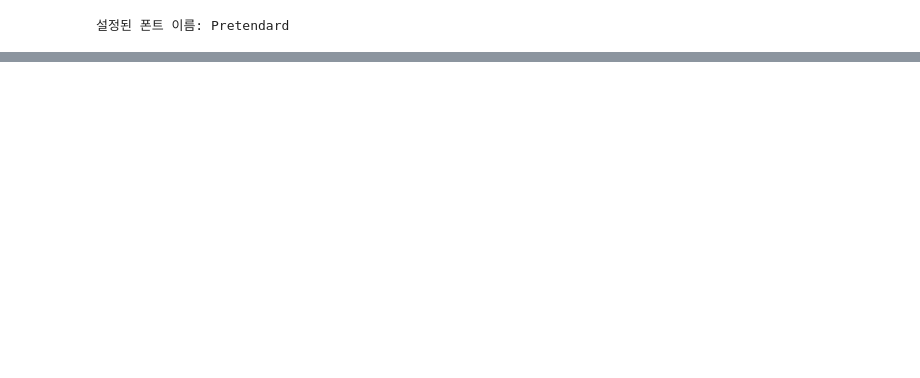
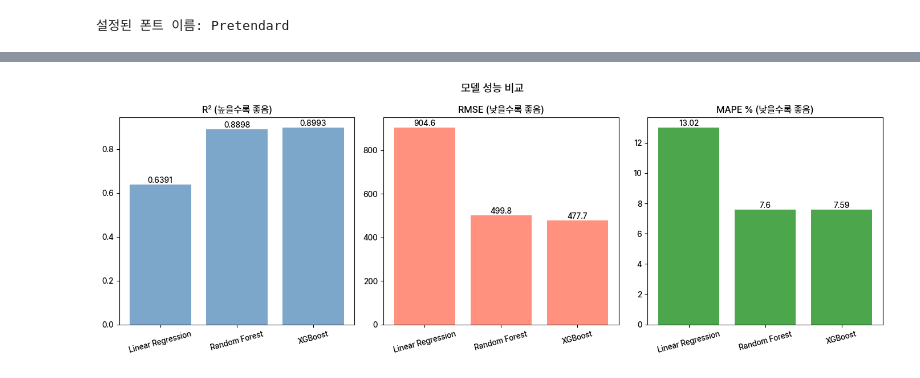
Before and after one commit to s2pray4u2s/seoul_power_demand_forecast, a Jupyter notebook: 2_notebooks/03_modeling.ipynb, the cells around one changed output, grey strips where cells are left out. Cells and saved outputs as stored; diff of their text form; code cells hidden in the pictures; blank space fills up the shorter version.

```diff
--- a/2_notebooks/03_modeling.ipynb
+++ b/2_notebooks/03_modeling.ipynb
@@ -36,0 +231,90 @@ df["datetime"] = pd.to_datetime(df["datetime"])
+# %%
+# ── 피처 / 타겟 정의 ────────────────────────────
+FEATURES_ENV = [
+    "기온(°C)", "강수량(mm)", "풍속(m/s)", "습도(%)", "일사(MJ/m2)", "전운량(10분위)",
+    "미세먼지(PM10)", "초미세먼지(PM25)",
+    "hour", "dayofweek", "month", "is_weekend", "is_holiday", "is_off",
+    "CDD", "HDD", "체감온도", "불쾌지수", "태양광추정"
+]
+TARGET = "전력사용량(MWh)"
+
+# 강수량 NaN → 0, 일사량 NaN → 0
+df["강수량(mm)"] = df["강수량(mm)"].fillna(0)
+df["일사(MJ/m2)"] = df["일사(MJ/m2)"].fillna(0)
+
+# ── 학습/테스트 분리 (2023 → 2024) ─────────────
+train = df[df["datetime"].dt.year == 2023]
+test  = df[df["datetime"].dt.year == 2024]
+
+X_train = train[FEATURES_ENV]
+y_train = train[TARGET]
+X_test  = test[FEATURES_ENV]
+y_test  = test[TARGET]
+
+print(f"학습: {X_train.shape} / 테스트: {X_test.shape}")
+
+# ── 모델 학습 ───────────────────────────────────
+models = {
+    "Linear Regression": LinearRegression(),
+    "Random Forest":     RandomForestRegressor(n_estimators=100, random_state=42, n_jobs=-1),
+    "XGBoost":           XGBRegressor(n_estimators=300, learning_rate=0.05, random_state=42, n_jobs=-1)
+}
+
+results_env = {}
+for name, model in models.items():
+    model.fit(X_train, y_train)
+    pred = model.predict(X_test)
+    results_env[name] = {
+        "model": model,
+        "pred": pred,
+        "R2":   round(r2_score(y_test, pred), 4),
+        "RMSE": round(np.sqrt(mean_squared_error(y_test, pred)), 1),
+        "MAPE": round(mean_absolute_percentage_error(y_test, pred) * 100, 2)
+    }
+    print(f"{name:20s} | R²: {results_env[name]['R2']} | RMSE: {results_env[name]['RMSE']} | MAPE: {results_env[name]['MAPE']}%")
+
+# ── 성능 비교표 시각화 ──────────────────────────
+fig, axes = plt.subplots(1, 3, figsize=(14, 5))
+metrics = ["R2", "RMSE", "MAPE"]
+titles  = ["R² (높을수록 좋음)", "RMSE (낮을수록 좋음)", "MAPE % (낮을수록 좋음)"]
+colors  = ["steelblue", "tomato", "green"]
+
+for i, (metric, title, color) in enumerate(zip(metrics, titles, colors)):
+    vals = [results_env[m][metric] for m in models]
+    axes[i].bar(list(models.keys()), vals, color=color, alpha=0.7)
+    axes[i].set_title(title, fontsize=12)
+    for j, v in enumerate(vals):
+        axes[i].text(j, v, str(v), ha="center", va="bottom", fontsize=10)
+    axes[i].tick_params(axis='x', rotation=15)
+
+plt.suptitle("모델 성능 비교", fontsize=14)
+plt.tight_layout()
+plt.savefig(r"C:\Users\User\Desktop\MyRepo\Portfolio\Portfolio_ver2\4_outputs\모델_성능비교_env.png", dpi=300)
+plt.show()
+
+# ── 실제값 vs 예측값 시각화 (XGBoost) ──────────
+fig, ax = plt.subplots(figsize=(16, 4))
+ax.plot(test["datetime"].values, y_test.values, label="실제값", color="steelblue", linewidth=0.8)
+ax.plot(test["datetime"].values, results_env["XGBoost"]["pred"], label="예측값", color="tomato", linewidth=0.8, alpha=0.8)
+ax.set_title("XGBoost 실제값 vs 예측값 (2024년)_ENV", fontsize=14)
+ax.set_xlabel("날짜")
+ax.set_ylabel("전력사용량(MWh)")
+ax.legend()
+plt.tight_layout()
+plt.savefig(r"C:\Users\User\Desktop\MyRepo\Portfolio\Portfolio_ver2\4_outputs\실제vs예측_env.png", dpi=300)
+plt.show()
+
+# ── 변수 중요도 (Random Forest) ─────────────────
+fi = pd.Series(
+    results_env["Random Forest"]["model"].feature_importances_,
+    index=FEATURES_ENV
+).sort_values(ascending=True)
+
+fig, ax = plt.subplots(figsize=(10, 8))
+fi.plot(kind="barh", ax=ax, color="steelblue", alpha=0.8)
+ax.set_title("Random Forest 변수 중요도_ENV", fontsize=14)
+ax.set_xlabel("중요도")
+plt.tight_layout()
+plt.savefig(r"C:\Users\User\Desktop\MyRepo\Portfolio\Portfolio_ver2\4_outputs\변수중요도_env.png", dpi=300)
+plt.show()
+# %% [output]
@@ -36,0 +325 @@ df["datetime"] = pd.to_datetime(df["datetime"])
+[figure, added]
```
Also changed, not shown: parts of 12 cells of this notebook, 28 other files.
